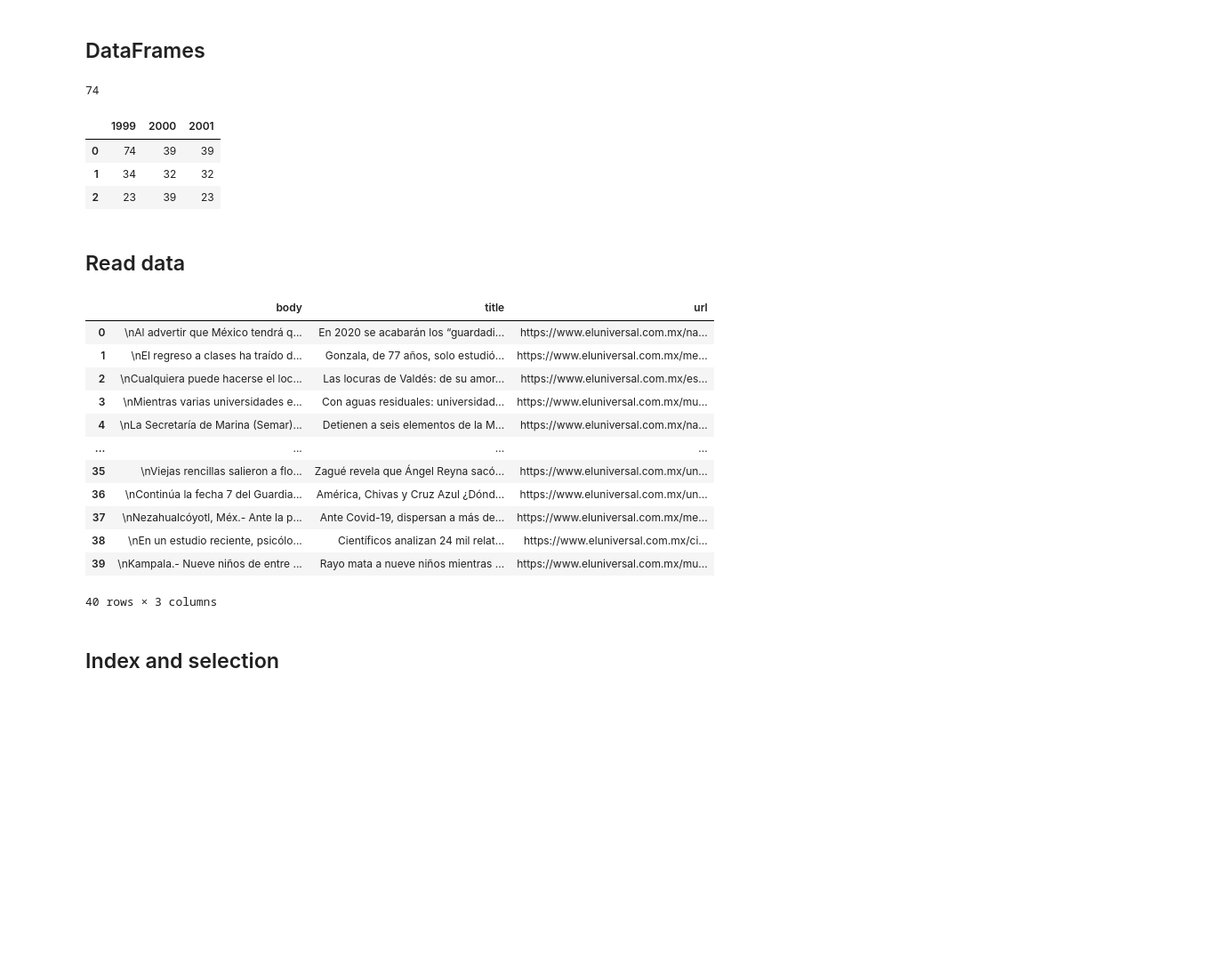
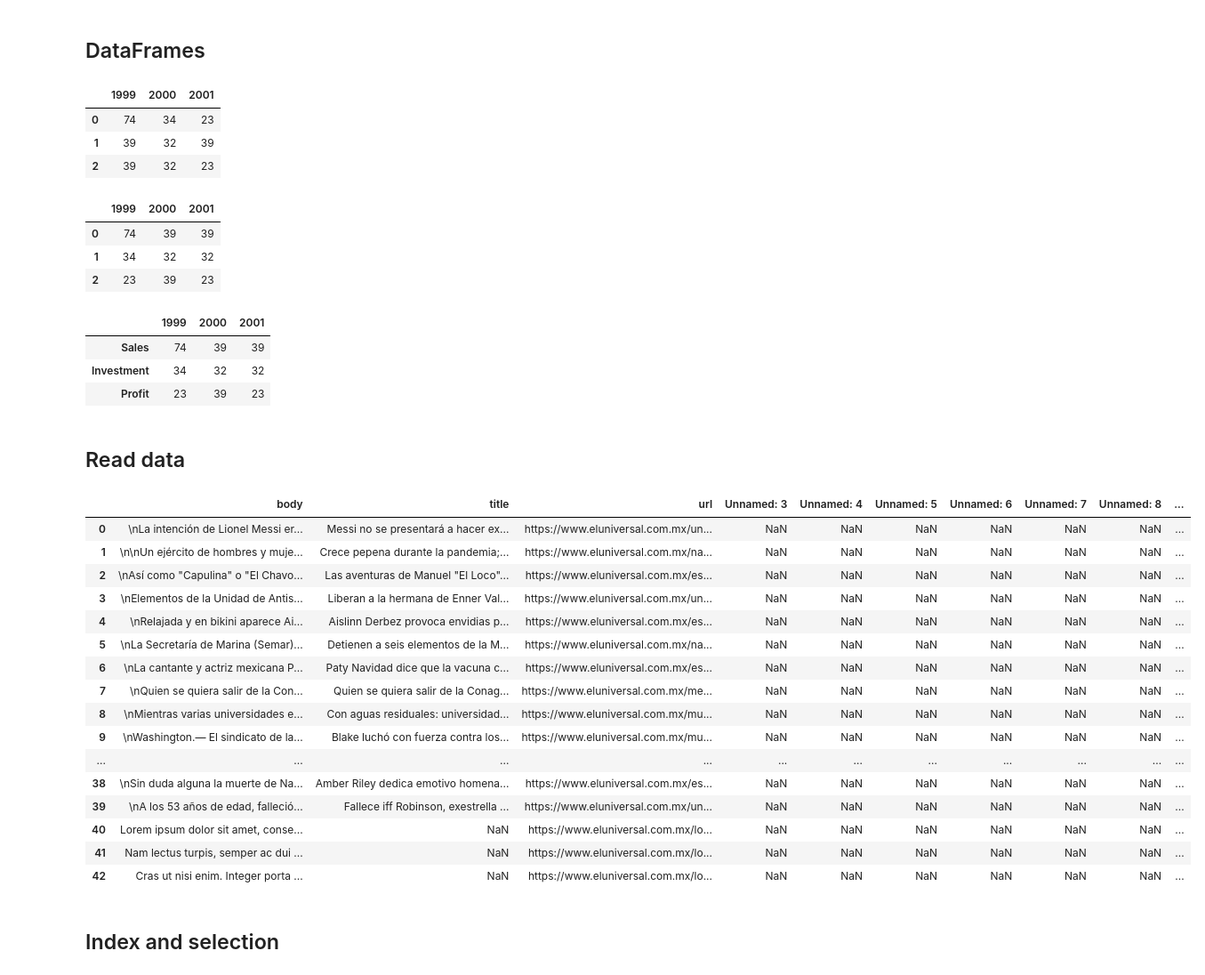
Before and after one commit to datormx/IngenieriaDatosPython, a Jupyter notebook: Platzi Data Live.ipynb, the cells around one changed output. Shown at 89% size. Drawn from its saved outputs; the diff is of its cells as text; code cells hidden in the pictures; blank space fills up the shorter version.

```diff
--- a/Platzi Data Live.ipynb
+++ b/Platzi Data Live.ipynb
@@ -192,9 +192,13 @@ frame_test = pd.DataFrame({1999: [74, 39, 39],
                            2000: [34, 32, 32],
                            2001: [23, 39, 23]})
 
-frame_test[1999][0]
+frame_test
+# frame_test[1999][0]
 # %% [output]
-74
+|  | 1999 | 2000 | 2001 |
+| 0 | 74 | 34 | 23 |
+| 1 | 39 | 32 | 39 |
+| 2 | 39 | 32 | 23 |
 # %%
 frame_test2 = pd.DataFrame([[74, 39, 39],
                             [34, 32, 32],
@@ -206,29 +210,46 @@ frame_test2
 | 0 | 74 | 39 | 39 |
 | 1 | 34 | 32 | 32 |
 | 2 | 23 | 39 | 23 |
+# %%
+frame_test3 = pd.DataFrame([[74, 39, 39],
+                            [34, 32, 32],
+                            [23, 39, 23]],
+                            columns=[1999, 2000, 2001],
+                            index = ['Sales', 'Investment', 'Profit'])
+
+frame_test3
+# %% [output]
+|  | 1999 | 2000 | 2001 |
+| Sales | 74 | 39 | 39 |
+| Investment | 34 | 32 | 32 |
+| Profit | 23 | 39 | 23 |
 # %% [markdown]
 ## Read data
 # %%
-pd.options.display.max_rows = 10
+pd.options.display.max_rows = 100
 
 el_universal = pd.read_csv('web_scrapper_curso_data_eng/eluniversal_2020_08_29_articles.csv')
 
 type(el_universal)
 el_universal
 # %% [output]
-|  | body | title | url |
-| 0 | \nAl advertir que México tendrá q... | En 2020 se acabarán los “guardadi... | https://www.eluniversal.com.mx/na... |
-| 1 | \nEl regreso a clases ha traído d... | Gonzala, de 77 años, solo estudió... | https://www.eluniversal.com.mx/me... |
-| 2 | \nCualquiera puede hacerse el loc... | Las locuras de Valdés: de su amor... | https://www.eluniversal.com.mx/es... |
-| 3 | \nMientras varias universidades e... | Con aguas residuales: universidad... | https://www.eluniversal.com.mx/mu... |
-| 4 | \nLa Secretaría de Marina (Semar)... | Detienen a seis elementos de la M... | https://www.eluniversal.com.mx/na... |
-| ... | ... | ... | ... |
-| 35 | \nViejas rencillas salieron a flo... | Zagué revela que Ángel Reyna sacó... | https://www.eluniversal.com.mx/un... |
-| 36 | \nContinúa la fecha 7 del Guardia... | América, Chivas y Cruz Azul ¿Dónd... | https://www.eluniversal.com.mx/un... |
-| 37 | \nNezahualcóyotl, Méx.- Ante la p... | Ante Covid-19, dispersan a más de... | https://www.eluniversal.com.mx/me... |
-| 38 | \nEn un estudio reciente, psicólo... | Científicos analizan 24 mil relat... | https://www.eluniversal.com.mx/ci... |
-| 39 | \nKampala.- Nueve niños de entre ... | Rayo mata a nueve niños mientras ... | https://www.eluniversal.com.mx/mu... |
+|  | body | title | url | Unnamed: 3 | Unnamed: 4 | Unnamed: 5 | Unnamed: 6 | Unnamed: 7 | Unnamed: 8 | ... |
+| 0 | \nLa intención de Lionel Messi er... | Messi no se presentará a hacer ex... | https://www.eluniversal.com.mx/un... | NaN | NaN | NaN | NaN | NaN | NaN | ... |
+| 1 | \n\nUn ejército de hombres y muje... | Crece pepena durante la pandemia;... | https://www.eluniversal.com.mx/na... | NaN | NaN | NaN | NaN | NaN | NaN | ... |
+| 2 | \nAsí como "Capulina" o "El Chavo... | Las aventuras de Manuel "El Loco"... | https://www.eluniversal.com.mx/es... | NaN | NaN | NaN | NaN | NaN | NaN | ... |
+| 3 | \nElementos de la Unidad de Antis... | Liberan a la hermana de Enner Val... | https://www.eluniversal.com.mx/un... | NaN | NaN | NaN | NaN | NaN | NaN | ... |
+| 4 | \nRelajada y en bikini aparece Ai... | Aislinn Derbez provoca envidias p... | https://www.eluniversal.com.mx/es... | NaN | NaN | NaN | NaN | NaN | NaN | ... |
+| 5 | \nLa Secretaría de Marina (Semar)... | Detienen a seis elementos de la M... | https://www.eluniversal.com.mx/na... | NaN | NaN | NaN | NaN | NaN | NaN | ... |
+| 6 | \nLa cantante y actriz mexicana P... | Paty Navidad dice que la vacuna c... | https://www.eluniversal.com.mx/es... | NaN | NaN | NaN | NaN | NaN | NaN | ... |
+| 7 | \nQuien se quiera salir de la Con... | Quien se quiera salir de la Conag... | https://www.eluniversal.com.mx/me... | NaN | NaN | NaN | NaN | NaN | NaN | ... |
+| 8 | \nMientras varias universidades e... | Con aguas residuales: universidad... | https://www.eluniversal.com.mx/mu... | NaN | NaN | NaN | NaN | NaN | NaN | ... |
+| 9 | \nWashington.— El sindicato de la... | Blake luchó con fuerza contra los... | https://www.eluniversal.com.mx/mu... | NaN | NaN | NaN | NaN | NaN | NaN | ... |
+| ... | ... | ... | ... | ... | ... | ... | ... | ... | ... | ... |
+| 38 | \nSin duda alguna la muerte de Na... | Amber Riley dedica emotivo homena... | https://www.eluniversal.com.mx/es... | NaN | NaN | NaN | NaN | NaN | NaN | ... |
+| 39 | \nA los 53 años de edad, falleció... | Fallece iff Robinson, exestrella ... | https://www.eluniversal.com.mx/un... | NaN | NaN | NaN | NaN | NaN | NaN | ... |
+| 40 | Lorem ipsum dolor sit amet, conse... | NaN | https://www.eluniversal.com.mx/lo... | NaN | NaN | NaN | NaN | NaN | NaN | ... |
+| 41 | Nam lectus turpis, semper ac dui ... | NaN | https://www.eluniversal.com.mx/lo... | NaN | NaN | NaN | NaN | NaN | NaN | ... |
+| 42 | Cras ut nisi enim. Integer porta ... | NaN | https://www.eluniversal.com.mx/lo... | NaN | NaN | NaN | NaN | NaN | NaN | ... |
-40 rows × 3 columns
 # %% [markdown]
 ## Index and selection
 # %%
```
Also changed, not shown: parts of 9 cells of this notebook, 5 other files.
